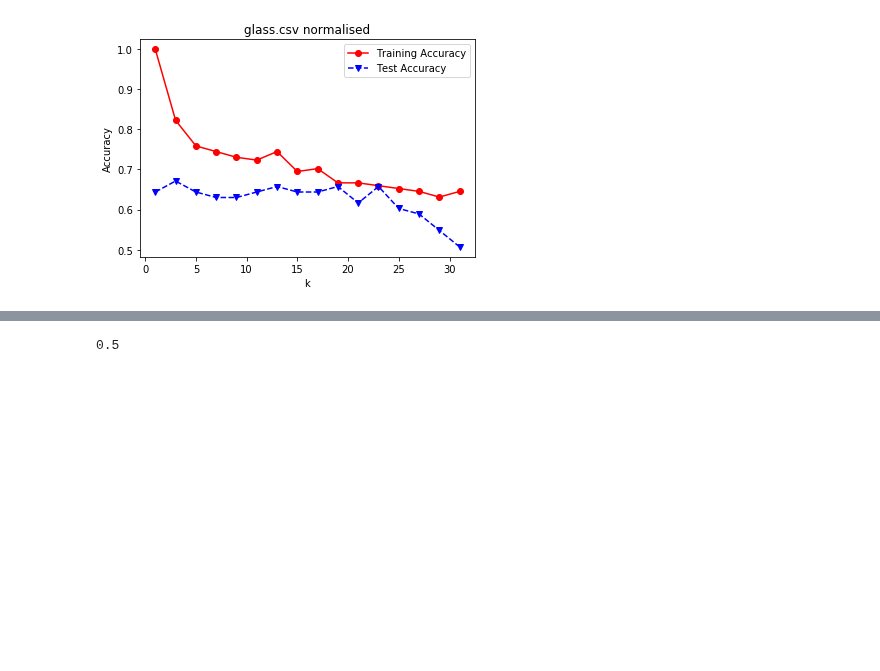
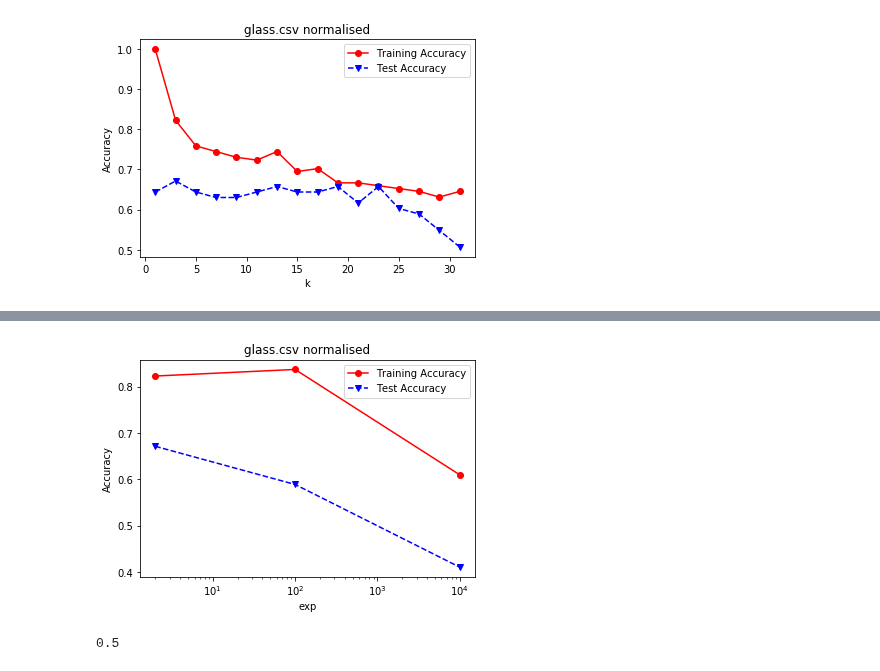
Before and after one commit to S010MON/machine_learning, a Jupyter notebook: Lab-02_2.ipynb, the cells around one changed output, grey strips where cells are left out. Cells and saved outputs as stored; diff of their text form; code cells hidden in the pictures; blank space fills up the shorter version.

```diff
--- a/Lab-02_2.ipynb
+++ b/Lab-02_2.ipynb
@@ -192,3 +196,7 @@ k_experiment('glass.csv', normalise=True)
+# %%
+exp_experiment('glass.csv', normalise=True)
+# %% [output]
+[figure, added]
 # %%
 from sklearn.metrics import mean_absolute_error
 y_true = [3, -0.5, 2, 7]
```
Also changed, not shown: parts of 1 cell of this notebook.
